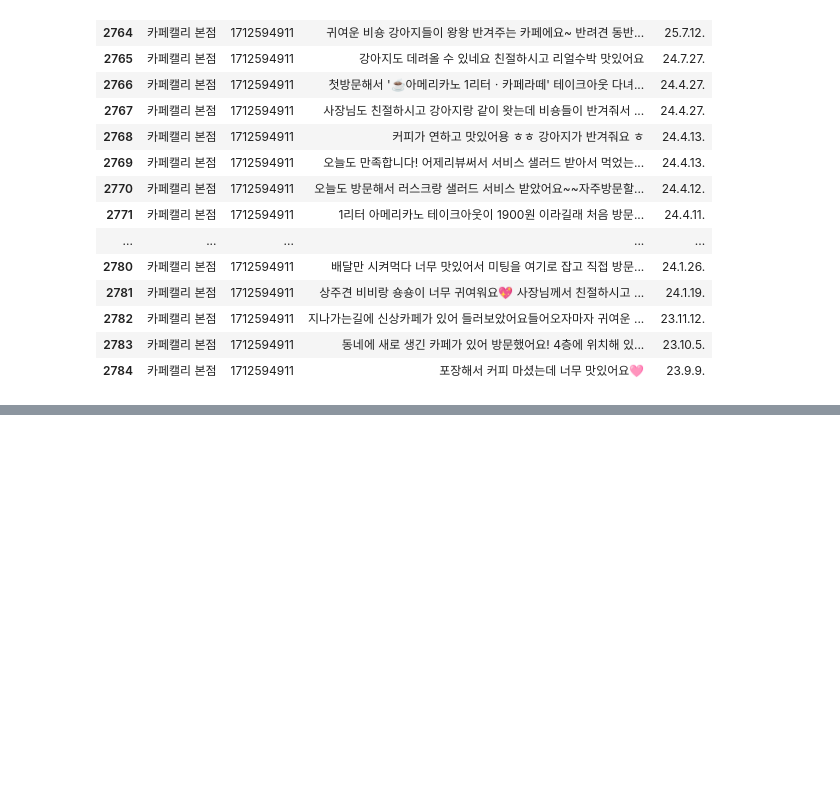
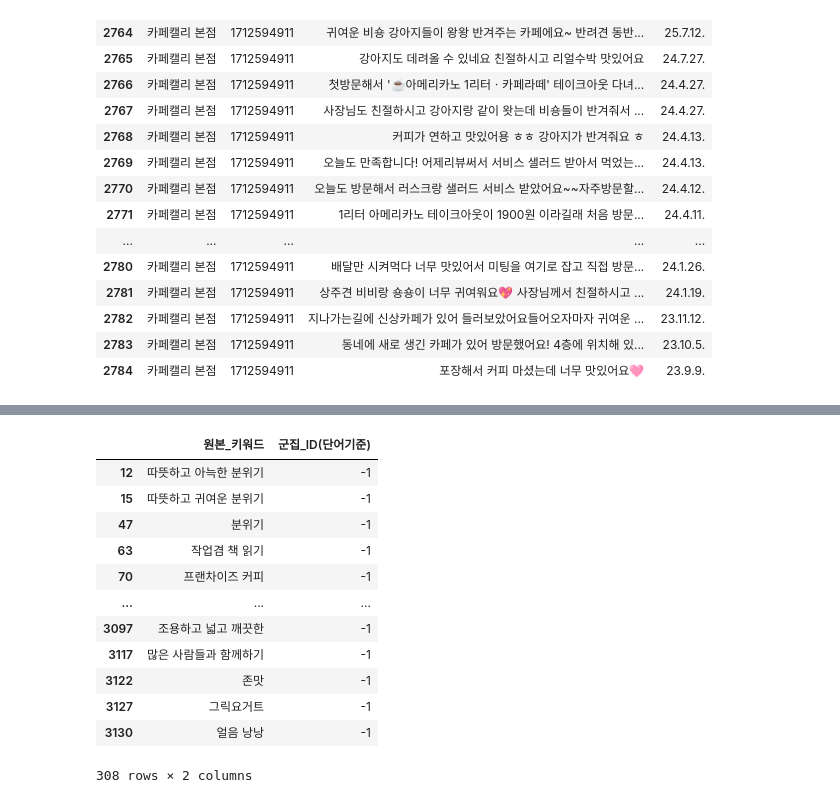
Before and after one commit to east-right/rule_cafe_recomendation, a Jupyter notebook: data_preprocessing/item_preprocessing.ipynb, the cells around one changed output, grey strips where cells are left out. Cells and saved outputs as stored; diff of their text form; code cells hidden in the pictures; blank space fills up the shorter version.

```diff
--- a/data_preprocessing/item_preprocessing.ipynb
+++ b/data_preprocessing/item_preprocessing.ipynb
@@ -152,3 +152,42 @@ df[df['사업장명'] == '카페캘리 본점']
 | 2782 | 카페캘리 본점 | 1712594911 | 지나가는길에 신상카페가 있어 들러보았어요들어오자마자 귀여운 ... | 23.11.12. |
 | 2783 | 카페캘리 본점 | 1712594911 | 동네에 새로 생긴 카페가 있어 방문했어요! 4층에 위치해 있... | 23.10.5. |
 | 2784 | 카페캘리 본점 | 1712594911 | 포장해서 커피 마셨는데 너무 맛있어요🩷 | 23.9.9. |
+# %%
+import pandas as pd
+import torch
+from sentence_transformers import SentenceTransformer
+import umap.umap_ as umap
+import hdbscan
+
+# 0. GPU 사용 가능 여부 확인 (비싼 서버가 일하고 있는지 체크!)
+device = 'cuda' if torch.cuda.is_available() else 'cpu'
+print(f"🚀 현재 사용 중인 디바이스: {device.upper()}")
+
+# 1. BGE-M3 모델 로드 (GPU에 할당)
+print("모델 로딩 중...")
+model = SentenceTransformer('dragonkue/BGE-m3-ko', device=device)
+
+unique_keywords = df_final['키워드'].dropna().unique().tolist()
+print(f"추출된 고유 키워드 개수: {len(unique_keywords)}개")
+
+print("단어 임베딩 추출 중 (GPU 가속)...")
+word_embeddings = model.encode(unique_keywords, batch_size=256, show_progress_bar=True)
+
+# 5. UMAP 차원 축소 (CPU 연산)
+print("UMAP 차원 축소 중...")
+umap_model = umap.UMAP(n_neighbors=3, n_components=5, metric='cosine', random_state=42)
+umap_embeddings = umap_model.fit_transform(word_embeddings)
+
+# 6. HDBSCAN 클러스터링 (CPU 연산)
+print("HDBSCAN 클러스터링 중...")
+hdbscan_model = hdbscan.HDBSCAN(min_cluster_size=3, metric='euclidean', cluster_selection_method='eom')
+clusters = hdbscan_model.fit_predict(umap_embeddings)
+
+# 7. 결과 매핑
+df_clusters_word = pd.DataFrame({
+    '원본_키워드': unique_keywords,
+    '군집_ID(단어기준)': clusters
+})
+
+print("\n[단어 기반 클러스터링 결과]")
+print(df_clusters_word.sort_values(by='군집_ID(단어기준)'))
@@ -154,0 +217,16 @@ df[df['사업장명'] == '카페캘리 본점']
+# %%
+df_clusters_word[df_clusters_word['군집_ID(단어기준)'] == -1]
+# %% [output]
+|  | 원본_키워드 | 군집_ID(단어기준) |
+| 12 | 따뜻하고 아늑한 분위기 | -1 |
+| 15 | 따뜻하고 귀여운 분위기 | -1 |
+| 47 | 분위기 | -1 |
+| 63 | 작업겸 책 읽기 | -1 |
+| 70 | 프랜차이즈 커피 | -1 |
+| ... | ... | ... |
+| 3097 | 조용하고 넓고 깨끗한 | -1 |
+| 3117 | 많은 사람들과 함께하기 | -1 |
+| 3122 | 존맛 | -1 |
+| 3127 | 그릭요거트 | -1 |
+| 3130 | 얼음 낭낭 | -1 |
+308 rows × 2 columns
```
Also changed, not shown: parts of 4 cells of this notebook, 4 other files.
